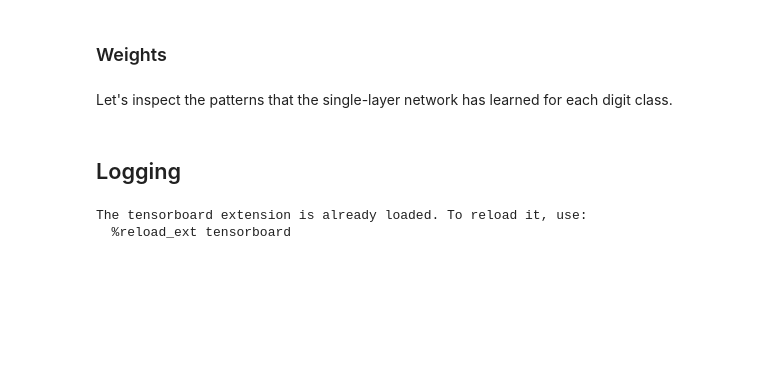
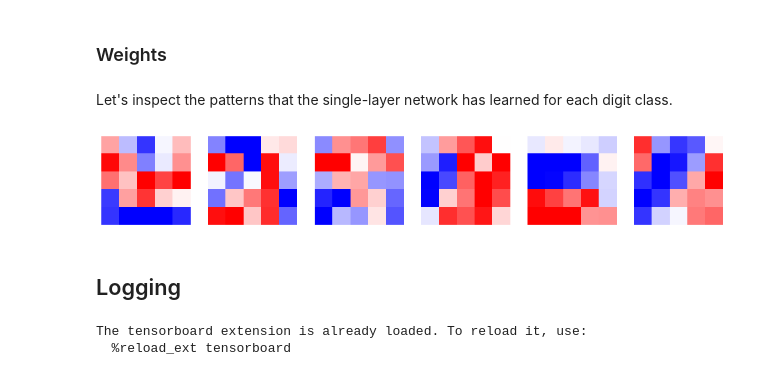
Before and after one commit to avzh1/imperial-4th-year, a Jupyter notebook: medical-imaging/Tutorials/T01 - classification/tutorial_1_classification.ipynb, the cells around one changed output. Saved outputs shown, nothing was run; the diff lists cells and outputs as text; code cells hidden in the pictures; blank space fills up the shorter version.

```diff
--- a/medical-imaging/Tutorials/T01/tutorial_1_classification.ipynb
+++ b/medical-imaging/Tutorials/T01 - classification/tutorial_1_classification.ipynb
@@ -281,14 +281,16 @@ Text(0.5, 1.0, 'difference')
 # %% [markdown]
 Let's inspect the patterns that the single-layer network has learned for each digit class.
 # %%
-weights = model.fc_layer.weight.detach().cpu().numpy()
+weights = model.conv1.weight.detach().cpu().numpy()
 
-f, ax = plt.subplots(1,10, figsize=(15, 15))
+f, ax = plt.subplots(1,6, figsize=(15, 15))
 
-for i in range(0,10):
+for i in range(0,6):
     vmax = np.max(np.abs(weights[i,:])) / 2
-    ax[i].imshow(weights[i,:].reshape(28,28), cmap=matplotlib.cm.bwr, clim=(-vmax,vmax))
+    ax[i].imshow(weights[i,:].reshape(5,5), cmap=matplotlib.cm.bwr, clim=(-vmax,vmax))
     ax[i].axis('off')
+# %% [output]
+[figure, added]
 # %% [markdown]
 ## Logging
 # %%
```
Also changed, not shown: 12 other files.
